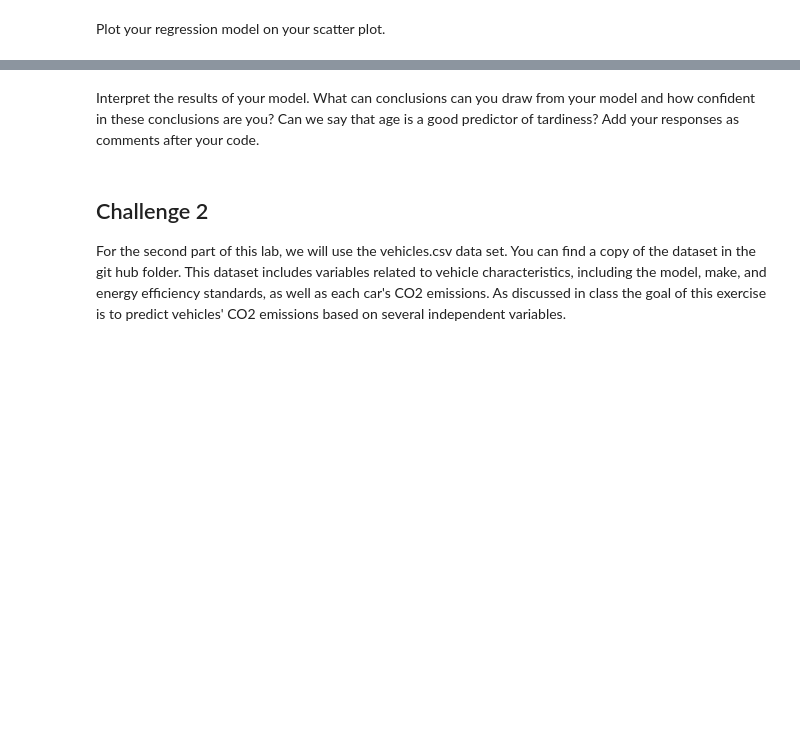
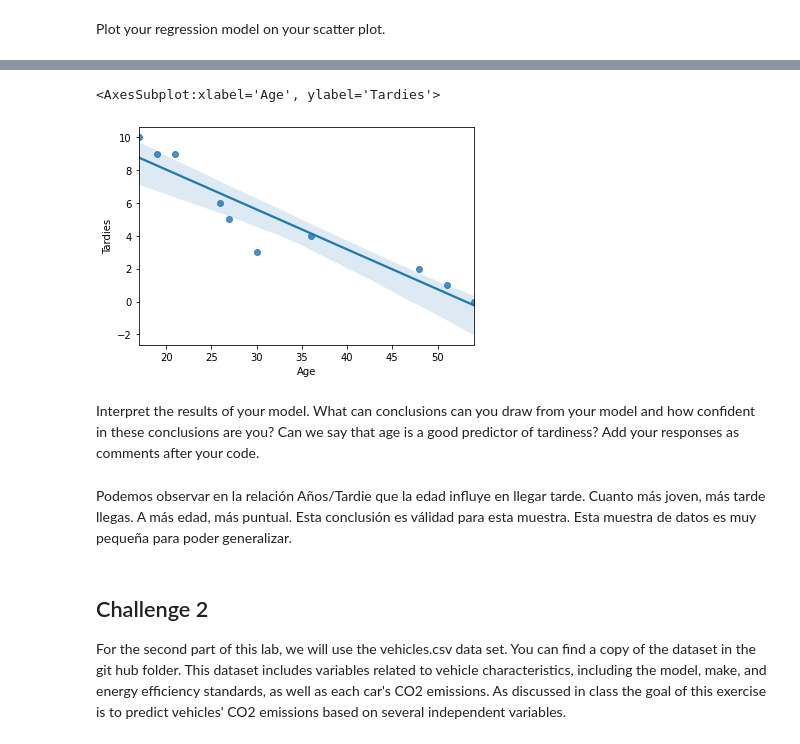
Before and after one commit to Ironhack-Data-Madrid-Enero-2021/lab-regression-analysis, a Jupyter notebook: your-code.ipynb, the cells around one changed output, grey strips where cells are left out. Cells and saved outputs as stored; diff of their text form; code cells hidden in the pictures; blank space fills up the shorter version.

```diff
--- a/your-code.ipynb
+++ b/your-code.ipynb
@@ -54,2 +113,7 @@ Plot your regression model on your scatter plot.
+# %%
+sns.regplot(X,y)
+# %% [output]
+<AxesSubplot:xlabel='Age', ylabel='Tardies'>
+[figure, added]
 # %% [markdown]
 Interpret the results of your model. What can conclusions can you draw from your model and how confident in these conclusions are you? Can we say that age is a good predictor of tardiness? Add your responses as comments after your code.
@@ -58,3 +120,5 @@ Interpret the results of your model. What can conclusions can you draw from your
+# %% [markdown]
+Podemos observar en la relación Años/Tardie que la edad influye en llegar tarde. Cuanto más joven, más tarde llegas. A más edad, más puntual. Esta conclusión es válidad para esta muestra. Esta muestra de datos es muy pequeña para poder generalizar.
 # %% [markdown]
 ## Challenge 2
 For the second part of this lab, we will use the vehicles.csv data set. You can find a copy of the dataset in the git hub folder. This dataset includes variables related to vehicle characteristics, including the model, make, and energy efficiency standards, as well as each car's CO2 emissions. As discussed in class the goal of this exercise is to predict vehicles' CO2 emissions based on several independent variables.
```
Also changed, not shown: parts of 50 cells of this notebook.
